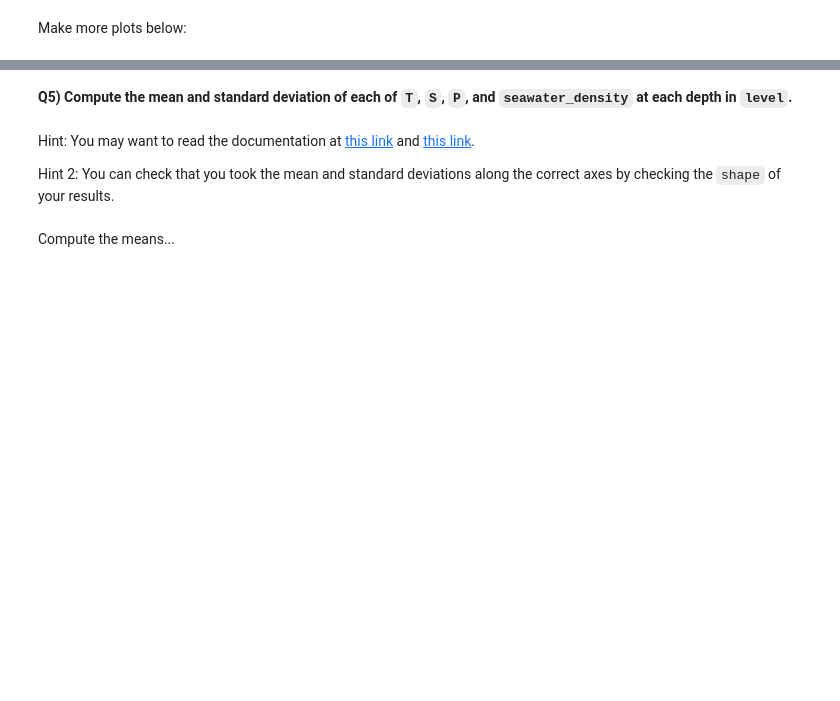
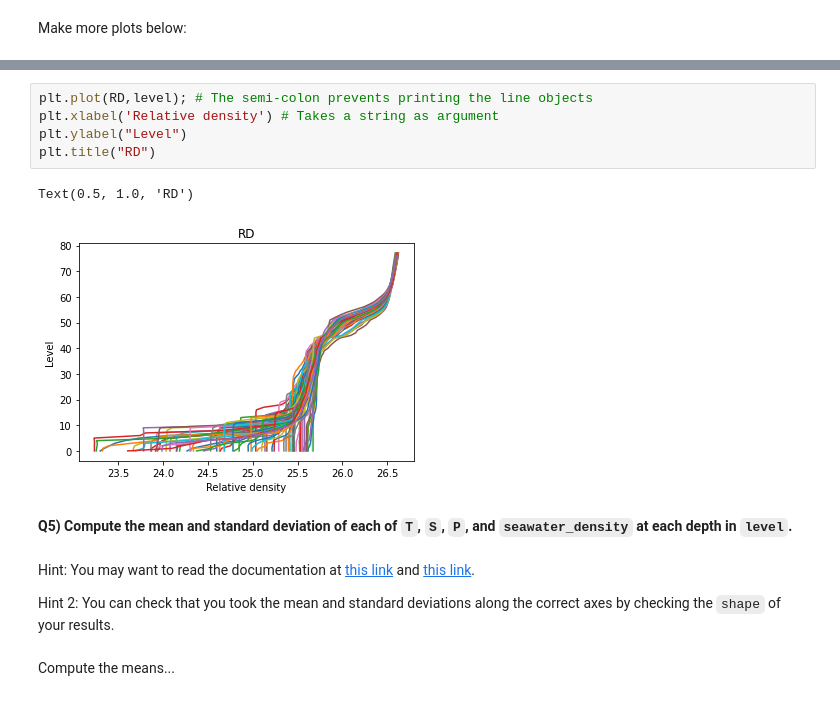
Before and after one commit to MaxHenk/2022_Intro_Python, a Jupyter notebook: Exercises/W2_S1.ipynb, the cells around one changed output, grey strips where cells are left out. Cells and saved outputs as stored; diff of their text form; blank space fills up the shorter version.

```diff
--- a/Exercises/W2_S1.ipynb
+++ b/Exercises/W2_S1.ipynb
@@ -238,3 +272,11 @@ Make more plots below:
+# %%
+plt.plot(RD,level); # The semi-colon prevents printing the line objects
+plt.xlabel('Relative density') # Takes a string as argument
+plt.ylabel("Level")
+plt.title("RD")
+# %% [output]
+Text(0.5, 1.0, 'RD')
+[figure, added]
 # %% [markdown]
 **Q5) Compute the mean and standard deviation of each of `T`, `S`, `P`, and `seawater_density` at each depth in `level`.**
 # %% [markdown]
```
Also changed, not shown: parts of 24 cells of this notebook.
